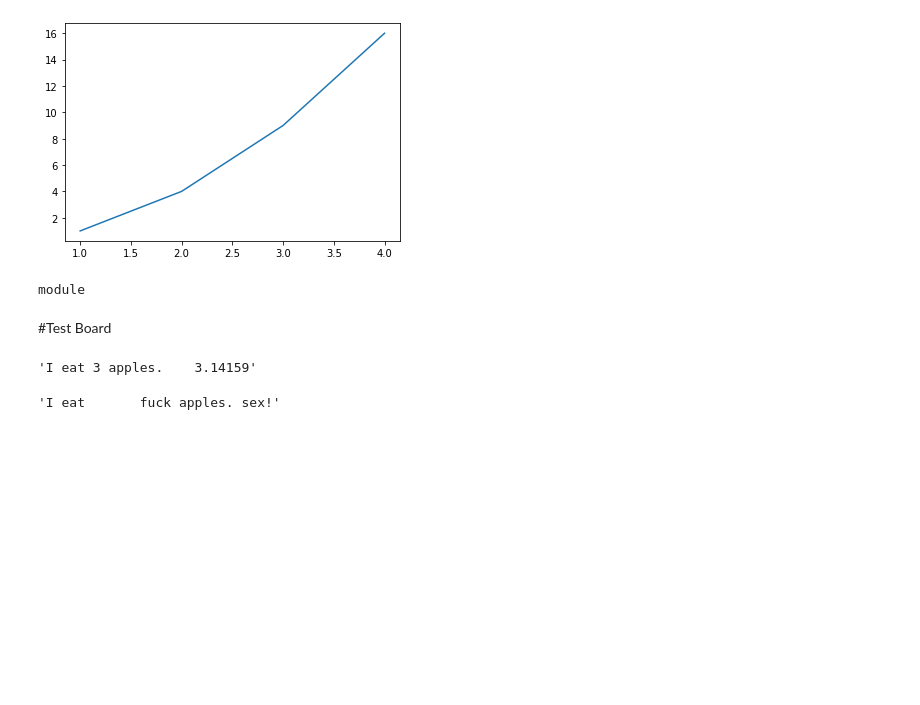
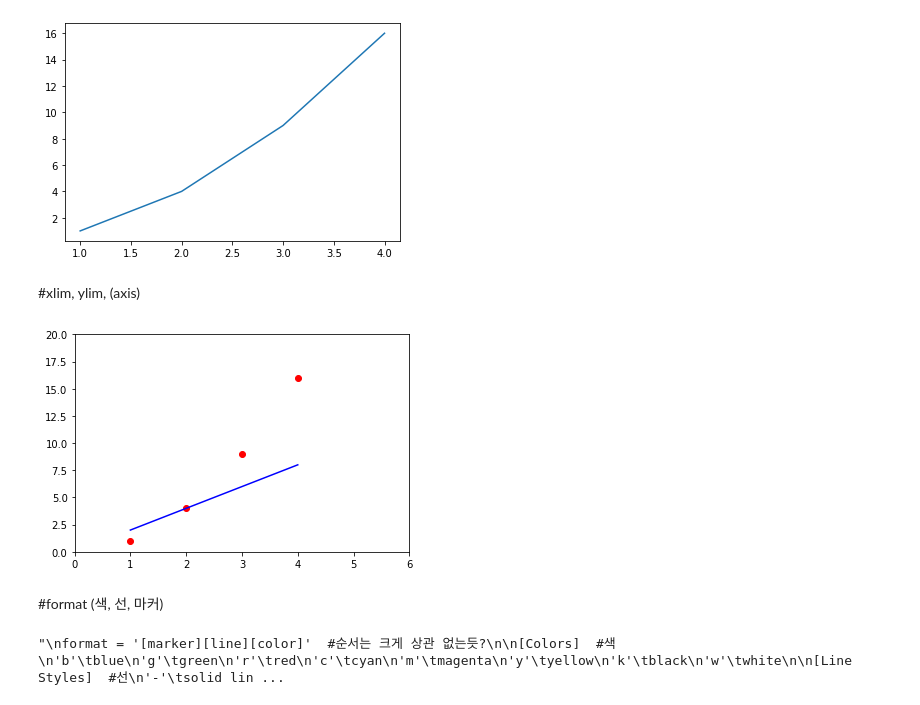
Before and after one commit to letsgo247/Deep-Learning-Study, a Jupyter notebook: Pyplot_Archive.ipynb, the cells around one changed output. Cells and saved outputs as stored; diff of their text form; code cells hidden in the pictures; blank space fills up the shorter version.

```diff
--- a/Pyplot_Archive.ipynb
+++ b/Pyplot_Archive.ipynb
@@ -17,19 +36,63 @@ plt.show
 # %% [output]
 <function matplotlib.pyplot.show>
 [figure]
-# %%
-type(plt)
-# %% [output]
-module
-# %% [markdown]
-#Test Board
-# %%
-a = 3
-
-"I eat %s apples. %10.5f" % (a,3.141592)
-# %% [output]
-'I eat 3 apples.    3.14159'
-# %%
-'I eat {1:>10} apples. {0}!'.format('sex', 'fuck')
-# %% [output]
-'I eat       fuck apples. sex!'
+# %% [markdown]
+#xlim, ylim, (axis)
+# %%
+plt.plot([1,2,3,4],[1,4,9,16], 'ro', [1,2,3,4],[2,4,6,8], 'b')  #plot([x], y, [format], *, data=None, **kwargs)
+
+# plt.axis([0,6,0,20])  #axis([xmin, xmax, ymin, ymax]) 으로 x,y축의 범위를 설정
+
+plt.xlim(0,6)   #위에 거보다 xlim, ylim이 더 직관적인듯?!
+plt.ylim(0,20)
+plt.show()
+# %% [output]
+[figure, added]
+# %% [markdown]
+#format (색, 선, 마커)
+# %%
+'''
+format = '[marker][line][color]'  #순서는 크게 상관 없는듯?
+
+[Colors]  #색
+'b'	blue
+'g'	green
+'r'	red
+'c'	cyan
+'m'	magenta
+'y'	yellow
+'k'	black
+'w'	white
+
+[Line Styles]  #선
+'-'	solid line style
+'--'	dashed line style
+'-.'	dash-dot line style
+':'	dotted line style
+
+[Markers]  #점
+'.'	point marker
+','	pixel marker
+'o'	circle marker
+'v'	triangle_down marker
+'^'	triangle_up marker
+'<'	triangle_left marker
+'>'	triangle_right marker
+'1'	tri_down marker
+'2'	tri_up marker
+'3'	tri_left marker
+'4'	tri_right marker
+'s'	square marker
+'p'	pentagon marker
+'*'	star marker
+'h'	hexagon1 marker
+'H'	hexagon2 marker
+'+'	plus marker
+'x'	x marker
+'D'	diamond marker
+'d'	thin_diamond marker
+'|'	vline marker
+'_'	hline marker
+'''
+# %% [output]
+"\nformat = '[marker][line][color]'  #순서는 크게 상관 없는듯?\n\n[Colors]  #색\n'b'\tblue\n'g'\tgreen\n'r'\tred\n'c'\tcyan\n'm'\tmagenta\n'y'\tyellow\n'k'\tblack\n'w'\twhite\n\n[Line Styles]  #선\n'-'\tsolid lin ...
```
Also changed, not shown: parts of 27 cells of this notebook.
